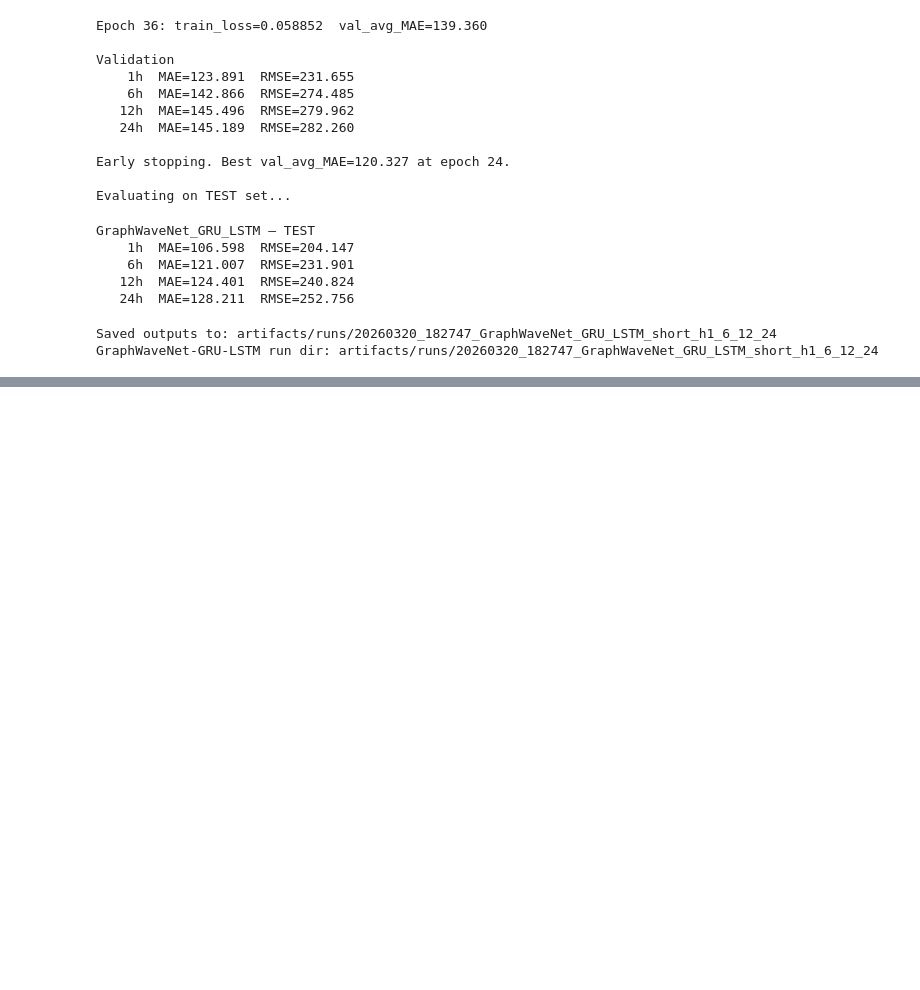
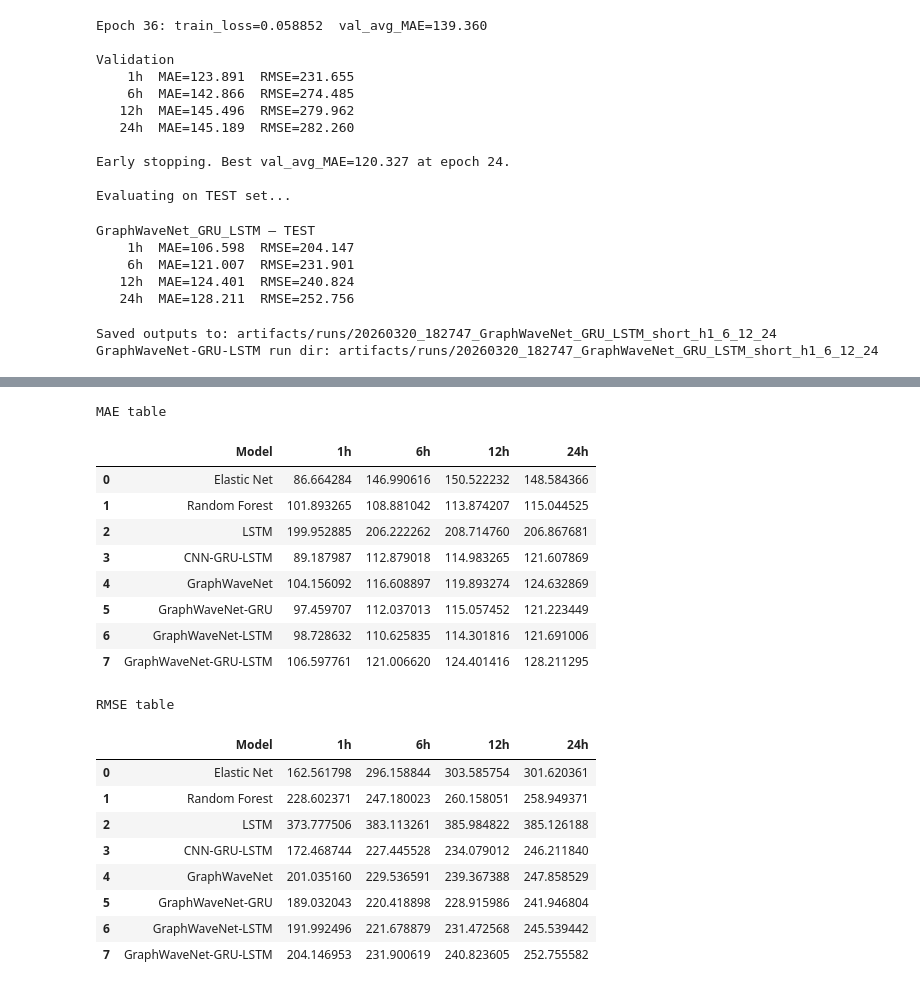
Before and after one commit to RichelCode/Spatio-Temporal-Prediction-and-Coordination-of-EV-Charging-Demand-for-Power-System-Resilience, a Jupyter notebook: Shorter_Horizon_Forecast.ipynb, the cells around one changed output, grey strips where cells are left out. Drawn from its saved outputs; the diff is of its cells as text; code cells hidden in the pictures; blank space fills up the shorter version.

Commit message:
Full table results

```diff
--- a/Shorter_Horizon_Forecast.ipynb
+++ b/Shorter_Horizon_Forecast.ipynb
@@ -1957,0 +1967,77 @@ GraphWaveNet-GRU-LSTM run dir: artifacts/runs/20260320_182747_GraphWaveNet_GRU_L
+# %%
+assert RESULTS_SUMMARY_SHORT.exists(), f"Missing {RESULTS_SUMMARY_SHORT}. Run the model cells first."
+
+summary = pd.read_csv(RESULTS_SUMMARY_SHORT)
+summary["timestamp"] = pd.to_datetime(summary["timestamp"])
+summary = summary.sort_values("timestamp").groupby("model_name", as_index=False).tail(1)
+
+display_name_map = {
+    "ElasticNet": "Elastic Net",
+    "RandomForest": "Random Forest",
+    "LSTM": "LSTM",
+    "CNN_GRU_LSTM": "CNN-GRU-LSTM",
+    "GraphWaveNet": "GraphWaveNet",
+    "GraphWaveNet_GRU": "GraphWaveNet-GRU",
+    "GraphWaveNet_LSTM": "GraphWaveNet-LSTM",
+    "GraphWaveNet_GRU_LSTM": "GraphWaveNet-GRU-LSTM",
+}
+
+model_order = [
+    "ElasticNet",
+    "RandomForest",
+    "LSTM",
+    "CNN_GRU_LSTM",
+    "GraphWaveNet",
+    "GraphWaveNet_GRU",
+    "GraphWaveNet_LSTM",
+    "GraphWaveNet_GRU_LSTM",
+]
+
+summary = summary[summary["model_name"].isin(model_order)].copy()
+summary["model_name"] = pd.Categorical(summary["model_name"], categories=model_order, ordered=True)
+summary = summary.sort_values("model_name").reset_index(drop=True)
+summary["Model"] = summary["model_name"].map(display_name_map)
+
+mae_cols = [f"test_MAE_{h}h" for h in EVAL_HORIZONS]
+rmse_cols = [f"test_RMSE_{h}h" for h in EVAL_HORIZONS]
+
+mae_table = summary[["Model"] + mae_cols].copy()
+rmse_table = summary[["Model"] + rmse_cols].copy()
+
+mae_table.columns = ["Model"] + [f"{h}h" for h in EVAL_HORIZONS]
+rmse_table.columns = ["Model"] + [f"{h}h" for h in EVAL_HORIZONS]
+
+print("MAE table")
+display(mae_table)
+
+print("RMSE table")
+display(rmse_table)
+
+mae_table.to_csv(OUT_DIR / f"mae_table_{SHORT_TAG}.csv", index=False)
+rmse_table.to_csv(OUT_DIR / f"rmse_table_{SHORT_TAG}.csv", index=False)
+
+print("Saved:")
+print(" -", OUT_DIR / f"mae_table_{SHORT_TAG}.csv")
+print(" -", OUT_DIR / f"rmse_table_{SHORT_TAG}.csv")
+print(" -", RESULTS_SUMMARY_SHORT)
+# %% [output]
+MAE table
+|  | Model | 1h | 6h | 12h | 24h |
+| 0 | Elastic Net | 86.664284 | 146.990616 | 150.522232 | 148.584366 |
+| 1 | Random Forest | 101.893265 | 108.881042 | 113.874207 | 115.044525 |
+| 2 | LSTM | 199.952885 | 206.222262 | 208.714760 | 206.867681 |
+| 3 | CNN-GRU-LSTM | 89.187987 | 112.879018 | 114.983265 | 121.607869 |
+| 4 | GraphWaveNet | 104.156092 | 116.608897 | 119.893274 | 124.632869 |
+| 5 | GraphWaveNet-GRU | 97.459707 | 112.037013 | 115.057452 | 121.223449 |
+| 6 | GraphWaveNet-LSTM | 98.728632 | 110.625835 | 114.301816 | 121.691006 |
+| 7 | GraphWaveNet-GRU-LSTM | 106.597761 | 121.006620 | 124.401416 | 128.211295 |
+RMSE table
+|  | Model | 1h | 6h | 12h | 24h |
+| 0 | Elastic Net | 162.561798 | 296.158844 | 303.585754 | 301.620361 |
+| 1 | Random Forest | 228.602371 | 247.180023 | 260.158051 | 258.949371 |
+| 2 | LSTM | 373.777506 | 383.113261 | 385.984822 | 385.126188 |
+| 3 | CNN-GRU-LSTM | 172.468744 | 227.445528 | 234.079012 | 246.211840 |
+| 4 | GraphWaveNet | 201.035160 | 229.536591 | 239.367388 | 247.858529 |
+| 5 | GraphWaveNet-GRU | 189.032043 | 220.418898 | 228.915986 | 241.946804 |
+| 6 | GraphWaveNet-LSTM | 191.992496 | 221.678879 | 231.472568 | 245.539442 |
+| 7 | GraphWaveNet-GRU-LSTM | 204.146953 | 231.900619 | 240.823605 | 252.755582 |
```
Also changed, not shown: parts of 2 cells of this notebook, 2 other files.
